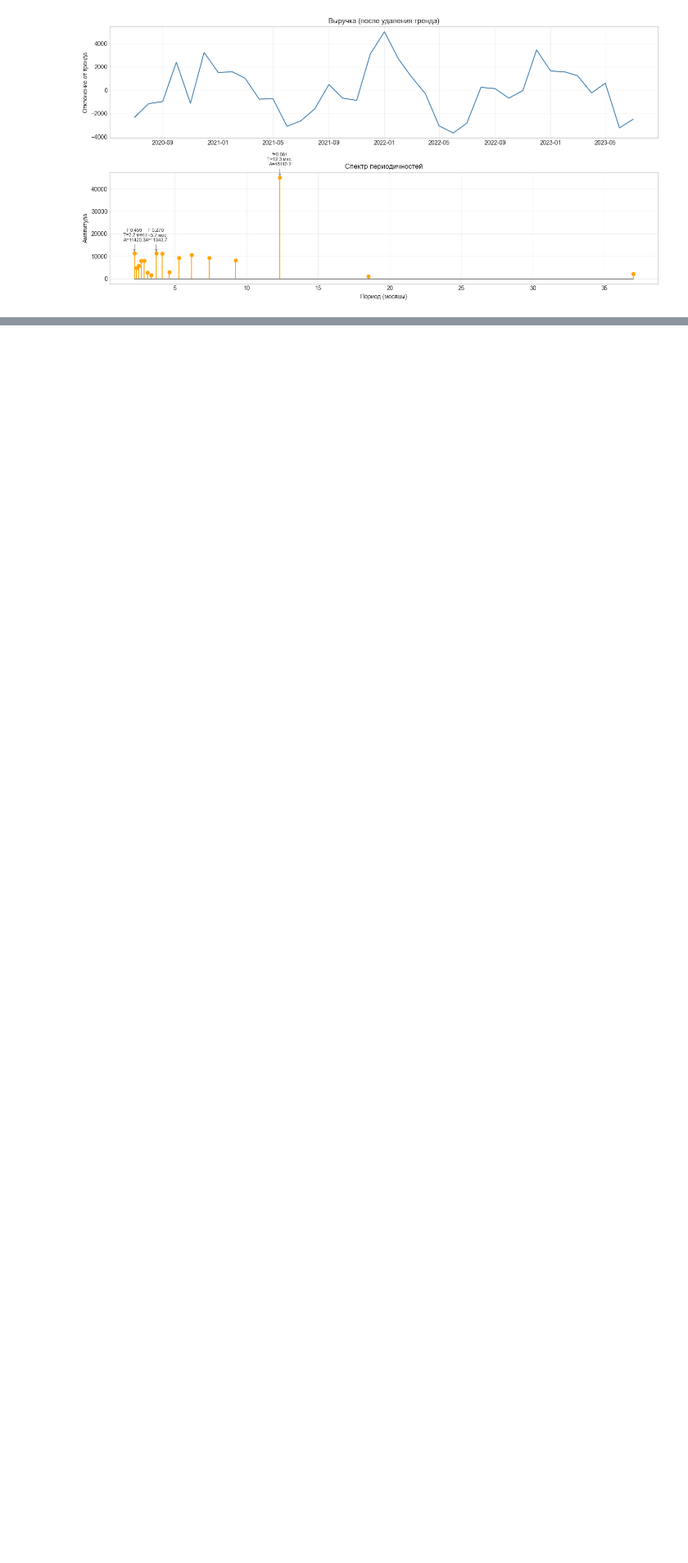
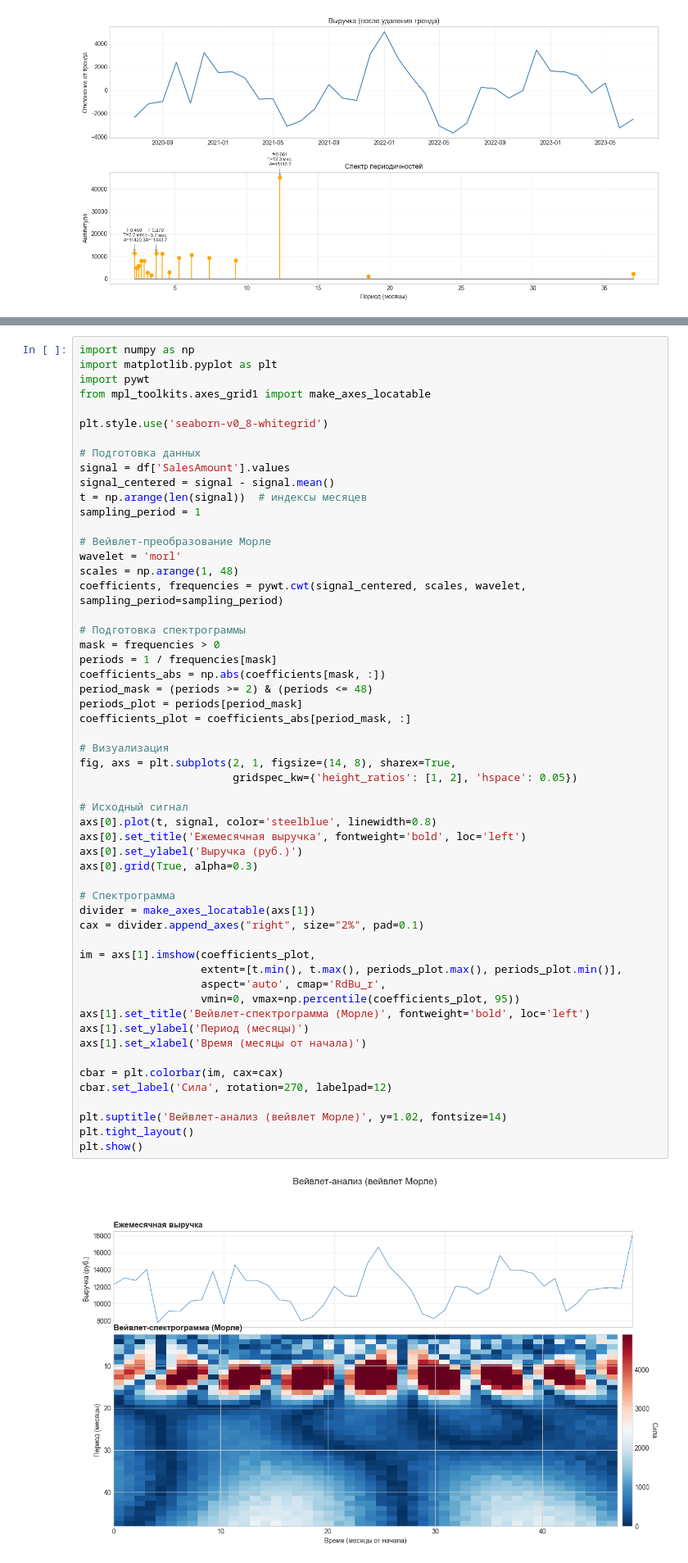
Before and after one commit to gureeva07/predictive_analytics_lab1, a Jupyter notebook: lab1.ipynb, the cells around one changed output, grey strips where cells are left out. Shown at 82% size. Saved outputs shown, nothing was run; the diff lists cells and outputs as text; blank space fills up the shorter version.

```diff
--- a/lab1.ipynb
+++ b/lab1.ipynb
@@ -323,0 +342,57 @@ plt.show()
+# %%
+import numpy as np
+import matplotlib.pyplot as plt
+import pywt
+from mpl_toolkits.axes_grid1 import make_axes_locatable
+
+plt.style.use('seaborn-v0_8-whitegrid')
+
+# Подготовка данных
+signal = df['SalesAmount'].values
+signal_centered = signal - signal.mean()
+t = np.arange(len(signal))  # индексы месяцев
+sampling_period = 1
+
+# Вейвлет-преобразование Морле
+wavelet = 'morl'
+scales = np.arange(1, 48)
+coefficients, frequencies = pywt.cwt(signal_centered, scales, wavelet, sampling_period=sampling_period)
+
+# Подготовка спектрограммы
+mask = frequencies > 0
+periods = 1 / frequencies[mask]
+coefficients_abs = np.abs(coefficients[mask, :])
+period_mask = (periods >= 2) & (periods <= 48)
+periods_plot = periods[period_mask]
+coefficients_plot = coefficients_abs[period_mask, :]
+
+# Визуализация
+fig, axs = plt.subplots(2, 1, figsize=(14, 8), sharex=True,
+                        gridspec_kw={'height_ratios': [1, 2], 'hspace': 0.05})
+
+# Исходный сигнал
+axs[0].plot(t, signal, color='steelblue', linewidth=0.8)
+axs[0].set_title('Ежемесячная выручка', fontweight='bold', loc='left')
+axs[0].set_ylabel('Выручка (руб.)')
+axs[0].grid(True, alpha=0.3)
+
+# Спектрограмма
+divider = make_axes_locatable(axs[1])
+cax = divider.append_axes("right", size="2%", pad=0.1)
+
+im = axs[1].imshow(coefficients_plot,
+                   extent=[t.min(), t.max(), periods_plot.max(), periods_plot.min()],
+                   aspect='auto', cmap='RdBu_r',
+                   vmin=0, vmax=np.percentile(coefficients_plot, 95))
+axs[1].set_title('Вейвлет-спектрограмма (Морле)', fontweight='bold', loc='left')
+axs[1].set_ylabel('Период (месяцы)')
+axs[1].set_xlabel('Время (месяцы от начала)')
+
+cbar = plt.colorbar(im, cax=cax)
+cbar.set_label('Сила', rotation=270, labelpad=12)
+
+plt.suptitle('Вейвлет-анализ (вейвлет Морле)', y=1.02, fontsize=14)
+plt.tight_layout()
+plt.show()
+# %% [output]
+[figure, added]
```
Also changed, not shown: parts of 11 cells of this notebook.
